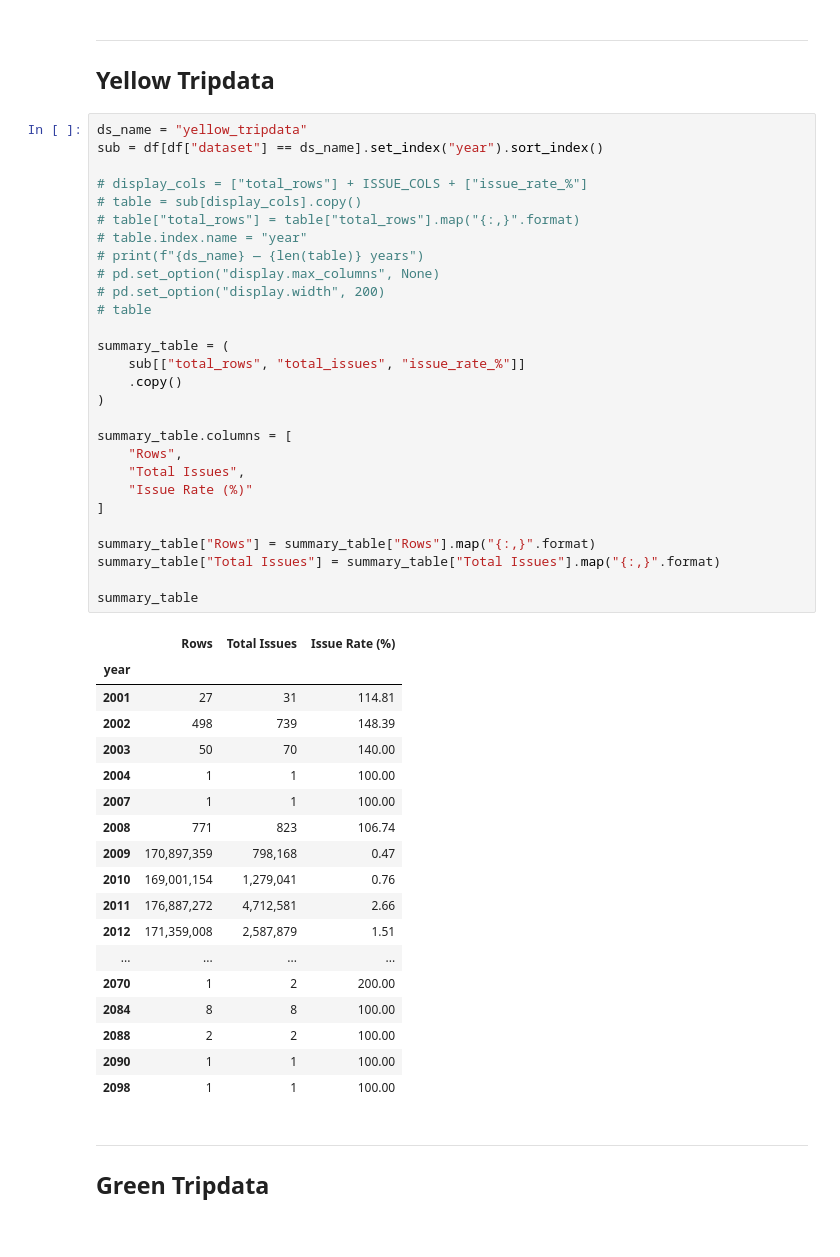
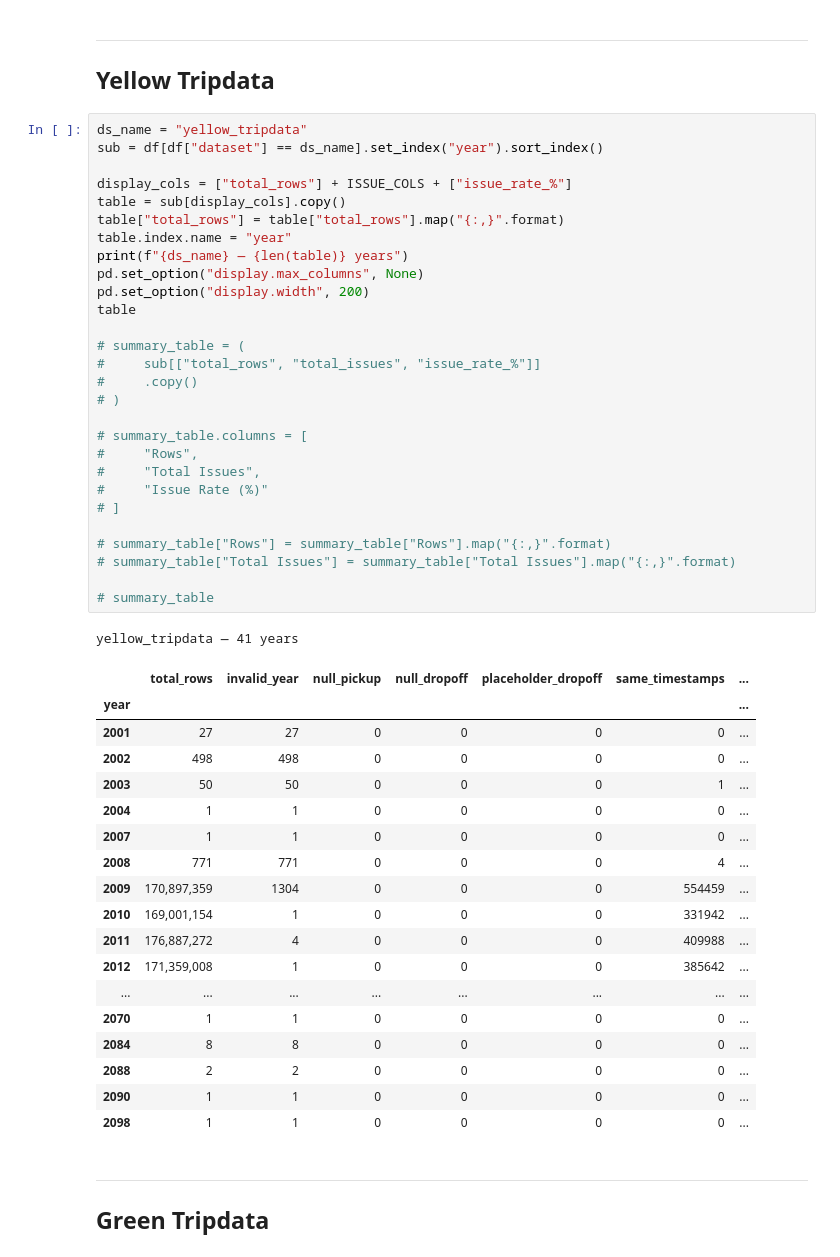
Before and after one commit to saramilovanova/big-data-project, a Jupyter notebook: notebooks/T2.ipynb, the cells around one changed output. Cells and saved outputs as stored; diff of their text form.

```diff
--- a/notebooks/T2.ipynb
+++ b/notebooks/T2.ipynb
@@ -87,50 +87,51 @@ LABELS = {
 # %%
 ds_name = "yellow_tripdata"
 sub = df[df["dataset"] == ds_name].set_index("year").sort_index()
 
-# display_cols = ["total_rows"] + ISSUE_COLS + ["issue_rate_%"]
-# table = sub[display_cols].copy()
-# table["total_rows"] = table["total_rows"].map("{:,}".format)
-# table.index.name = "year"
-# print(f"{ds_name} — {len(table)} years")
-# pd.set_option("display.max_columns", None)
-# pd.set_option("display.width", 200)
-# table
+display_cols = ["total_rows"] + ISSUE_COLS + ["issue_rate_%"]
+table = sub[display_cols].copy()
+table["total_rows"] = table["total_rows"].map("{:,}".format)
+table.index.name = "year"
+print(f"{ds_name} — {len(table)} years")
+pd.set_option("display.max_columns", None)
+pd.set_option("display.width", 200)
+table
 
-summary_table = (
-    sub[["total_rows", "total_issues", "issue_rate_%"]]
-    .copy()
-)
+# summary_table = (
+#     sub[["total_rows", "total_issues", "issue_rate_%"]]
+#     .copy()
+# )
 
-summary_table.columns = [
-    "Rows",
-    "Total Issues",
-    "Issue Rate (%)"
-]
+# summary_table.columns = [
+#     "Rows",
+#     "Total Issues",
+#     "Issue Rate (%)"
+# ]
 
-summary_table["Rows"] = summary_table["Rows"].map("{:,}".format)
-summary_table["Total Issues"] = summary_table["Total Issues"].map("{:,}".format)
+# summary_table["Rows"] = summary_table["Rows"].map("{:,}".format)
+# summary_table["Total Issues"] = summary_table["Total Issues"].map("{:,}".format)
 
-summary_table
+# summary_table
 # %% [output]
+yellow_tripdata — 41 years
-|  | Rows | Total Issues | Issue Rate (%) |
-| year |  |  |  |
-| 2001 | 27 | 31 | 114.81 |
-| 2002 | 498 | 739 | 148.39 |
-| 2003 | 50 | 70 | 140.00 |
-| 2004 | 1 | 1 | 100.00 |
-| 2007 | 1 | 1 | 100.00 |
-| 2008 | 771 | 823 | 106.74 |
-| 2009 | 170,897,359 | 798,168 | 0.47 |
-| 2010 | 169,001,154 | 1,279,041 | 0.76 |
-| 2011 | 176,887,272 | 4,712,581 | 2.66 |
-| 2012 | 171,359,008 | 2,587,879 | 1.51 |
-| ... | ... | ... | ... |
-| 2070 | 1 | 2 | 200.00 |
-| 2084 | 8 | 8 | 100.00 |
-| 2088 | 2 | 2 | 100.00 |
-| 2090 | 1 | 1 | 100.00 |
-| 2098 | 1 | 1 | 100.00 |
+|  | total_rows | invalid_year | null_pickup | null_dropoff | placeholder_dropoff | same_timestamps | ... |
+| year |  |  |  |  |  |  | ... |
+| 2001 | 27 | 27 | 0 | 0 | 0 | 0 | ... |
+| 2002 | 498 | 498 | 0 | 0 | 0 | 0 | ... |
+| 2003 | 50 | 50 | 0 | 0 | 0 | 1 | ... |
+| 2004 | 1 | 1 | 0 | 0 | 0 | 0 | ... |
+| 2007 | 1 | 1 | 0 | 0 | 0 | 0 | ... |
+| 2008 | 771 | 771 | 0 | 0 | 0 | 4 | ... |
+| 2009 | 170,897,359 | 1304 | 0 | 0 | 0 | 554459 | ... |
+| 2010 | 169,001,154 | 1 | 0 | 0 | 0 | 331942 | ... |
+| 2011 | 176,887,272 | 4 | 0 | 0 | 0 | 409988 | ... |
+| 2012 | 171,359,008 | 1 | 0 | 0 | 0 | 385642 | ... |
+| ... | ... | ... | ... | ... | ... | ... | ... |
+| 2070 | 1 | 1 | 0 | 0 | 0 | 0 | ... |
+| 2084 | 8 | 8 | 0 | 0 | 0 | 0 | ... |
+| 2088 | 2 | 2 | 0 | 0 | 0 | 0 | ... |
+| 2090 | 1 | 1 | 0 | 0 | 0 | 0 | ... |
+| 2098 | 1 | 1 | 0 | 0 | 0 | 0 | ... |
 # %% [markdown]
 ---
 ## Green Tripdata
```
Also changed, not shown: 30 other files.
